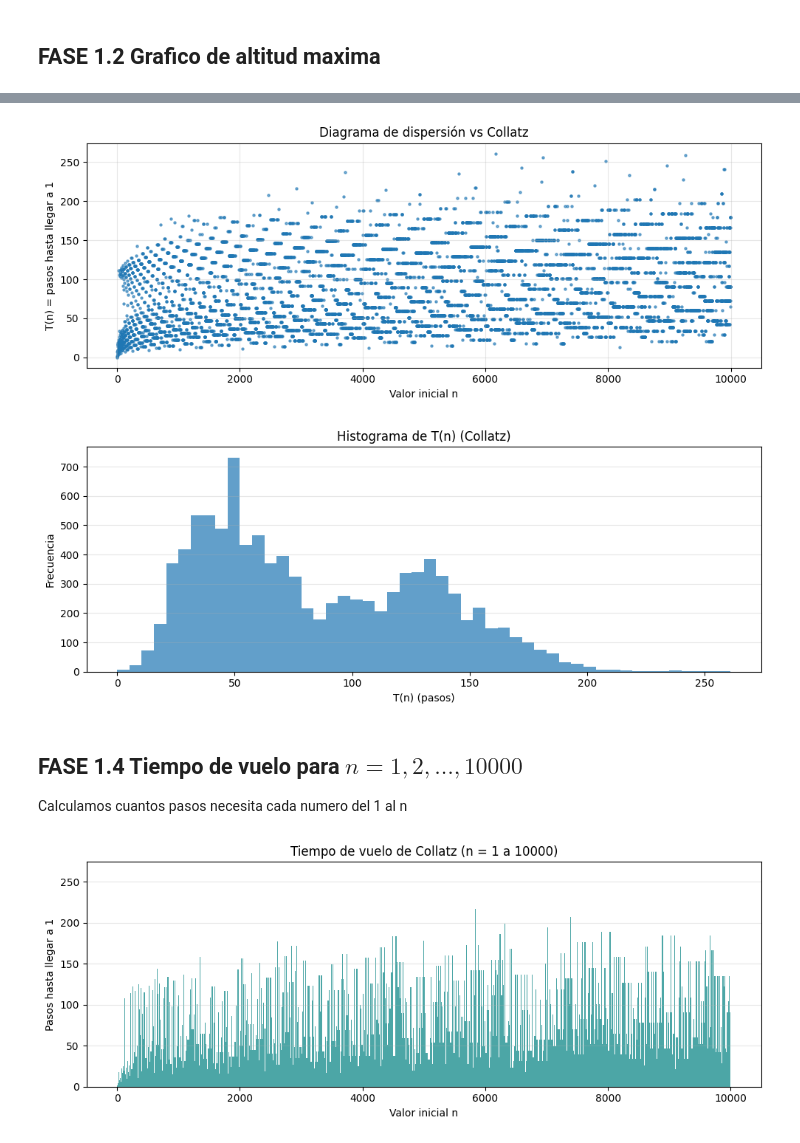
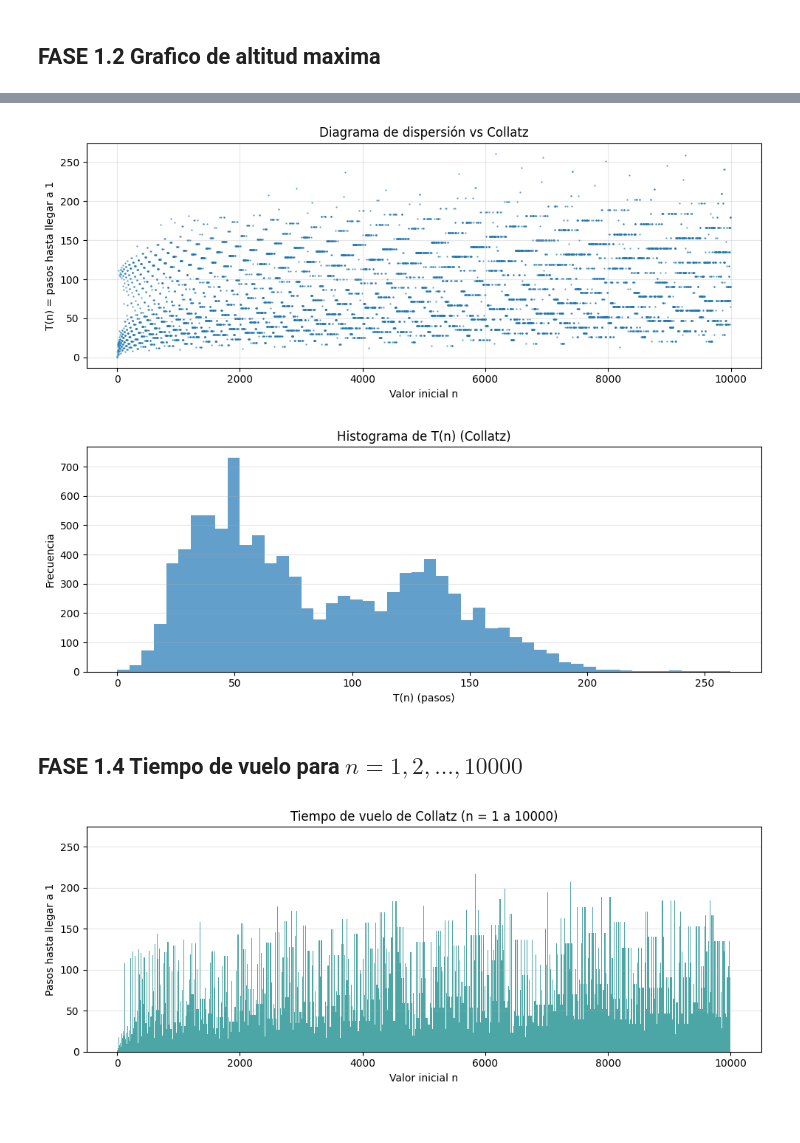
Before and after one commit to eyeofthetigerrrrrr/Exploracion-Computacional-de-la-Conjetura-de-Collatz, a Jupyter notebook: FASE 1.ipynb, the cells around one changed output, grey strips where cells are left out. Drawn from its saved outputs; the diff is of its cells as text; code cells hidden in the pictures.

```diff
--- a/FASE 1.ipynb
+++ b/FASE 1.ipynb
@@ -61,7 +61,6 @@ plt.show()
 # %%
 
 rango = range(1, 10001)
-plt.style.use('fivethirtyeight')
 
 maximos_lista = [max(collatz(n)) for n in rango]
 
@@ -84,35 +83,32 @@ Calculamos cuantos pasos necesita cada numero del 1 al n
 # %%
-import matplotlib.pyplot as plt
-
 rango = range(1, 10000)
-pasos = [len(collatz(n)) - 1 for n in rango]
+pasos = [len(collatz(n)) - 1 for n in rango] #no estoy seguro porque
+#pero tuve que volver a crear la funcion pasos por que no me la tomaba
 
 # --- DIAGRAMA DE DISPERSIÓN ---
 plt.figure(figsize=(10, 4))
-plt.scatter(rango, pasos, s=5, alpha=0.6)
+plt.scatter(rango, pasos, s=0.5, alpha=0.6)
 plt.xlabel("Valor inicial n")
 plt.ylabel("T(n) = pasos hasta llegar a 1")
 plt.title("Diagrama de dispersión vs Collatz")
 plt.grid(alpha=0.3)
 plt.tight_layout()
 plt.show()
 
 # --- HISTOGRAMA ---
 plt.figure(figsize=(10, 4))
 plt.hist(pasos, bins=50, alpha=0.7)
 plt.xlabel("T(n) (pasos)")
 plt.ylabel("Frecuencia")
 plt.title("Histograma de T(n) (Collatz)")
 plt.grid(axis="y", alpha=0.3)
 plt.tight_layout()
 plt.show()
 # %% [output]
-[figure, old version]
+[figure, new version]
 [figure]
 # %% [markdown]
 ## FASE 1.4 Tiempo de vuelo para $n = 1, 2, \ldots, 10000$
-
-Calculamos cuantos pasos necesita cada numero del 1 al n
 # %%
 rango = range(1, 10000)
 pasos = [len(collatz(n)) - 1 for n in rango]
```
Also changed, not shown: parts of 5 cells of this notebook, 2 other files.
